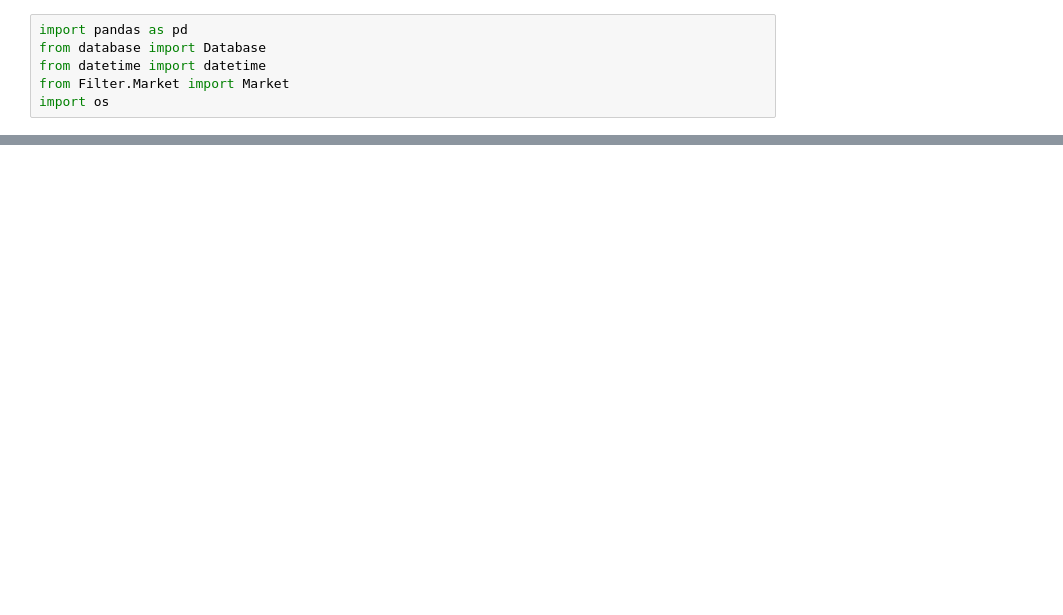
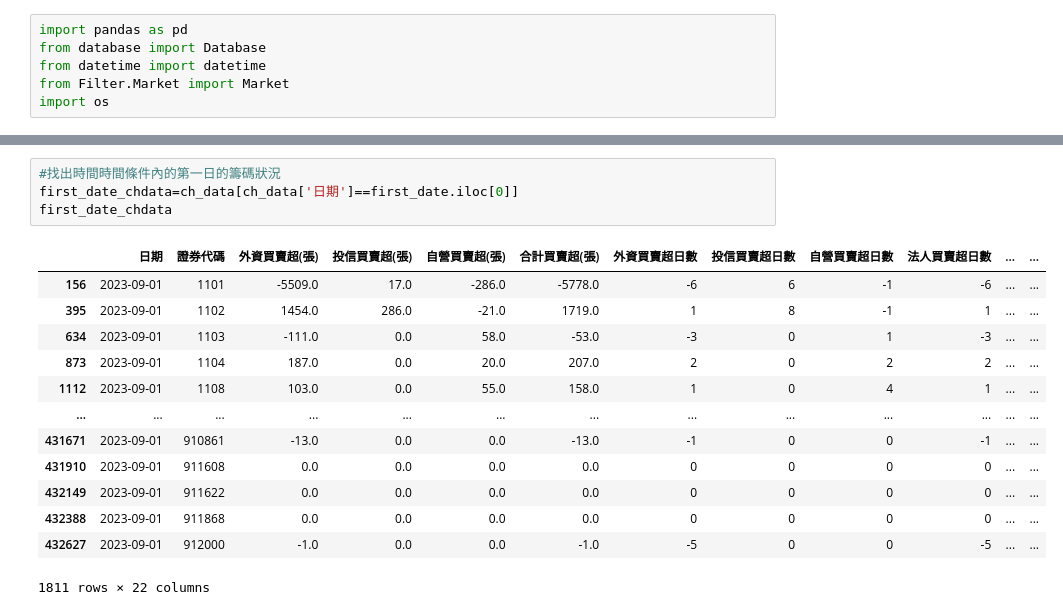
Before and after one commit to cynthiaiii4/Data_Browsing, a Jupyter notebook: test.ipynb, the cells around one changed output, grey strips where cells are left out. Saved outputs shown, nothing was run; the diff lists cells and outputs as text; blank space fills up the shorter version.

```diff
--- a/test.ipynb
+++ b/test.ipynb
@@ -43,0 +208,18 @@ df_from_db
+# %%
+#找出時間時間條件內的第一日的籌碼狀況
+first_date_chdata=ch_data[ch_data['日期']==first_date.iloc[0]]
+first_date_chdata
+# %% [output]
+|  | 日期 | 證券代碼 | 外資買賣超(張) | 投信買賣超(張) | 自營買賣超(張) | 合計買賣超(張) | 外資買賣超日數 | 投信買賣超日數 | 自營買賣超日數 | 法人買賣超日數 | ... | ... |
+| 156 | 2023-09-01 | 1101 | -5509.0 | 17.0 | -286.0 | -5778.0 | -6 | 6 | -1 | -6 | ... | ... |
+| 395 | 2023-09-01 | 1102 | 1454.0 | 286.0 | -21.0 | 1719.0 | 1 | 8 | -1 | 1 | ... | ... |
+| 634 | 2023-09-01 | 1103 | -111.0 | 0.0 | 58.0 | -53.0 | -3 | 0 | 1 | -3 | ... | ... |
+| 873 | 2023-09-01 | 1104 | 187.0 | 0.0 | 20.0 | 207.0 | 2 | 0 | 2 | 2 | ... | ... |
+| 1112 | 2023-09-01 | 1108 | 103.0 | 0.0 | 55.0 | 158.0 | 1 | 0 | 4 | 1 | ... | ... |
+| ... | ... | ... | ... | ... | ... | ... | ... | ... | ... | ... | ... | ... |
+| 431671 | 2023-09-01 | 910861 | -13.0 | 0.0 | 0.0 | -13.0 | -1 | 0 | 0 | -1 | ... | ... |
+| 431910 | 2023-09-01 | 911608 | 0.0 | 0.0 | 0.0 | 0.0 | 0 | 0 | 0 | 0 | ... | ... |
+| 432149 | 2023-09-01 | 911622 | 0.0 | 0.0 | 0.0 | 0.0 | 0 | 0 | 0 | 0 | ... | ... |
+| 432388 | 2023-09-01 | 911868 | 0.0 | 0.0 | 0.0 | 0.0 | 0 | 0 | 0 | 0 | ... | ... |
+| 432627 | 2023-09-01 | 912000 | -1.0 | 0.0 | 0.0 | -1.0 | -5 | 0 | 0 | -5 | ... | ... |
+1811 rows × 22 columns
```
Also changed, not shown: parts of 23 cells of this notebook, 11 other files.
